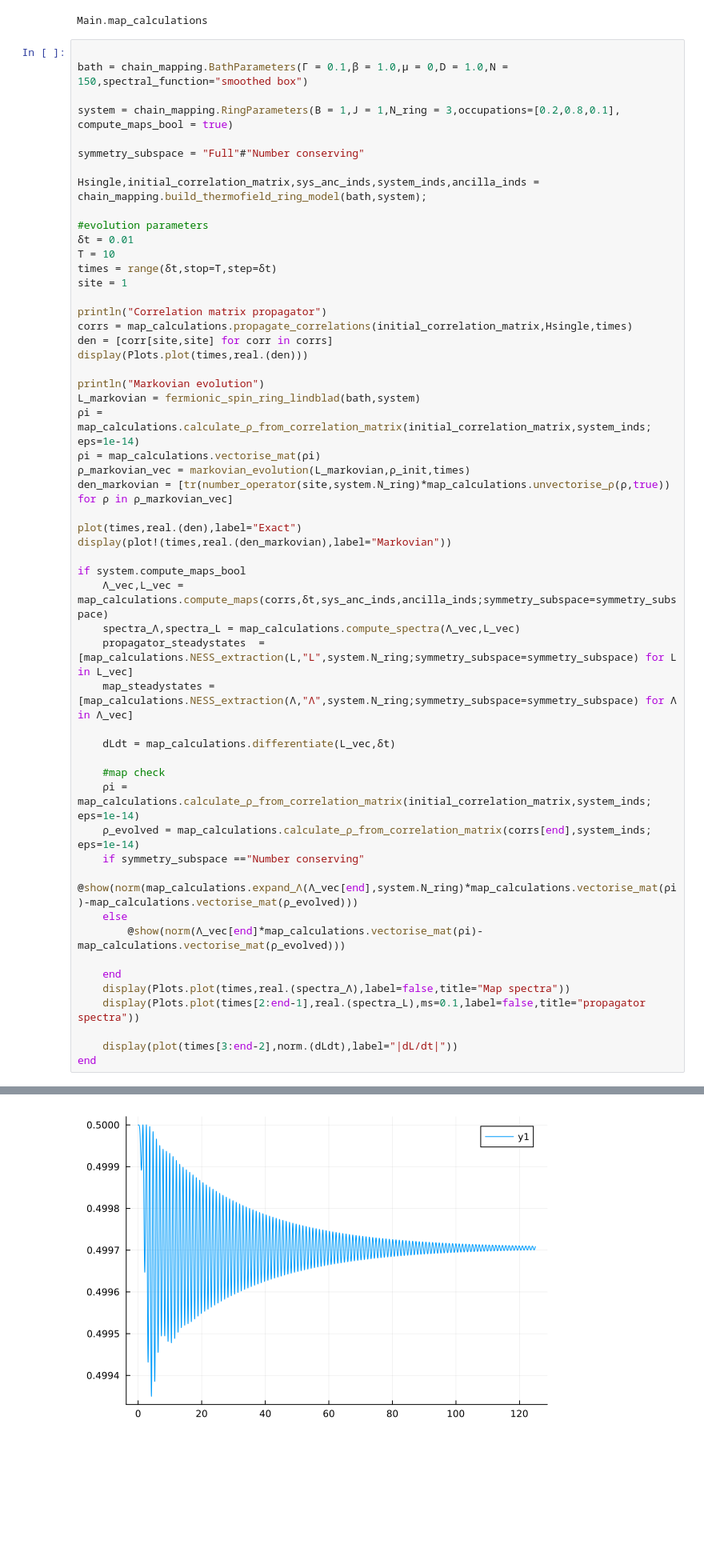
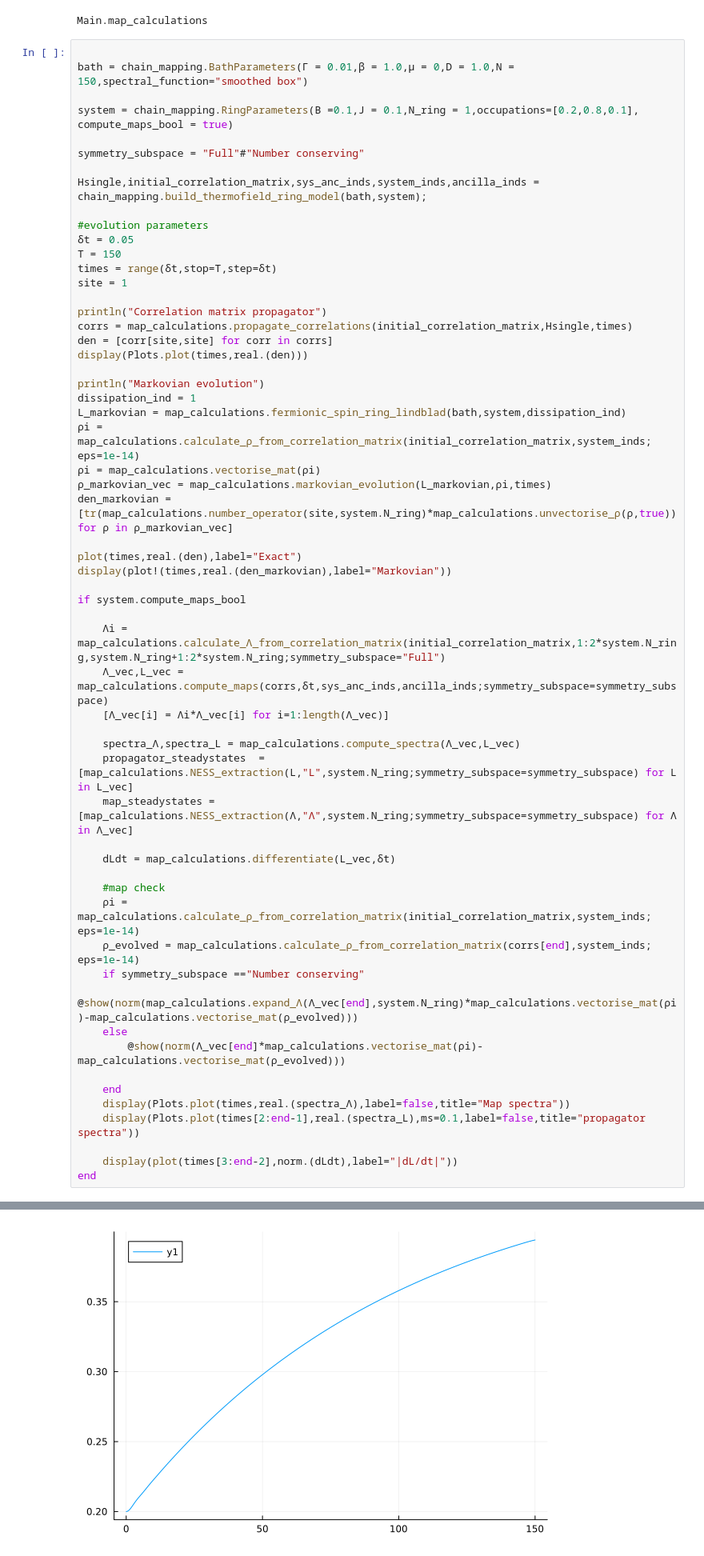
Before and after one commit to DavidStrachan1/Cleaned-PhD-repository, a Jupyter notebook: notebooks/Spin ring/Free fermion model v2.ipynb, the cells around one changed output, grey strips where cells are left out. Shown at 80% size. Cells and saved outputs as stored; diff of their text form; blank space fills up the shorter version.

Commit message:
Small edits, think I should create a new repository for the spin ring project.

```diff
--- a/notebooks/Spin ring/Free fermion model v2.ipynb
+++ b/notebooks/Spin ring/Free fermion model v2.ipynb
@@ -16,17 +16,17 @@ include(dirname(dirname(@__DIR__))*"/src/map_calculations.jl")
 Main.map_calculations
 # %%
 
-bath = chain_mapping.BathParameters(Γ = 0.1,β = 1.0,μ = 0,D = 1.0,N = 150,spectral_function="smoothed box")
+bath = chain_mapping.BathParameters(Γ = 0.01,β = 1.0,μ = 0,D = 1.0,N = 150,spectral_function="smoothed box")
 
-system = chain_mapping.RingParameters(B = 1,J = 1,N_ring = 3,occupations=[0.2,0.8,0.1], compute_maps_bool = true)
+system = chain_mapping.RingParameters(B =0.1,J = 0.1,N_ring = 1,occupations=[0.2,0.8,0.1], compute_maps_bool = true)
 
 symmetry_subspace = "Full"#"Number conserving"
 
 Hsingle,initial_correlation_matrix,sys_anc_inds,system_inds,ancilla_inds = chain_mapping.build_thermofield_ring_model(bath,system);
 
 #evolution parameters
-δt = 0.01
-T = 10
+δt = 0.05
+T = 150
 times = range(δt,stop=T,step=δt)
 site = 1
 
@@ -36,17 +36,22 @@ den = [corr[site,site] for corr in corrs]
 display(Plots.plot(times,real.(den)))
 
 println("Markovian evolution")
-L_markovian = fermionic_spin_ring_lindblad(bath,system)
+dissipation_ind = 1
+L_markovian = map_calculations.fermionic_spin_ring_lindblad(bath,system,dissipation_ind)
 ρi = map_calculations.calculate_ρ_from_correlation_matrix(initial_correlation_matrix,system_inds; eps=1e-14)
 ρi = map_calculations.vectorise_mat(ρi)
-ρ_markovian_vec = markovian_evolution(L_markovian,ρ_init,times)
-den_markovian = [tr(number_operator(site,system.N_ring)*map_calculations.unvectorise_ρ(ρ,true)) for ρ in ρ_markovian_vec]
+ρ_markovian_vec = map_calculations.markovian_evolution(L_markovian,ρi,times)
+den_markovian = [tr(map_calculations.number_operator(site,system.N_ring)*map_calculations.unvectorise_ρ(ρ,true)) for ρ in ρ_markovian_vec]
 
 plot(times,real.(den),label="Exact")
 display(plot!(times,real.(den_markovian),label="Markovian"))
 
 if system.compute_maps_bool
+
+    Λi = map_calculations.calculate_Λ_from_correlation_matrix(initial_correlation_matrix,1:2*system.N_ring,system.N_ring+1:2*system.N_ring;symmetry_subspace="Full")
     Λ_vec,L_vec = map_calculations.compute_maps(corrs,δt,sys_anc_inds,ancilla_inds;symmetry_subspace=symmetry_subspace)
+    [Λ_vec[i] = Λi*Λ_vec[i] for i=1:length(Λ_vec)]
+
     spectra_Λ,spectra_L = map_calculations.compute_spectra(Λ_vec,L_vec)
     propagator_steadystates  = [map_calculations.NESS_extraction(L,"L",system.N_ring;symmetry_subspace=symmetry_subspace) for L in L_vec]
     map_steadystates = [map_calculations.NESS_extraction(Λ,"Λ",system.N_ring;symmetry_subspace=symmetry_subspace) for Λ in Λ_vec]
@@ -73 +78 @@ Calculating Λ(t) from the single particle correlation matrix.
-[figure, old version]
+[figure, new version]
```
Also changed, not shown: parts of 5 cells of this notebook, 1 other file.
